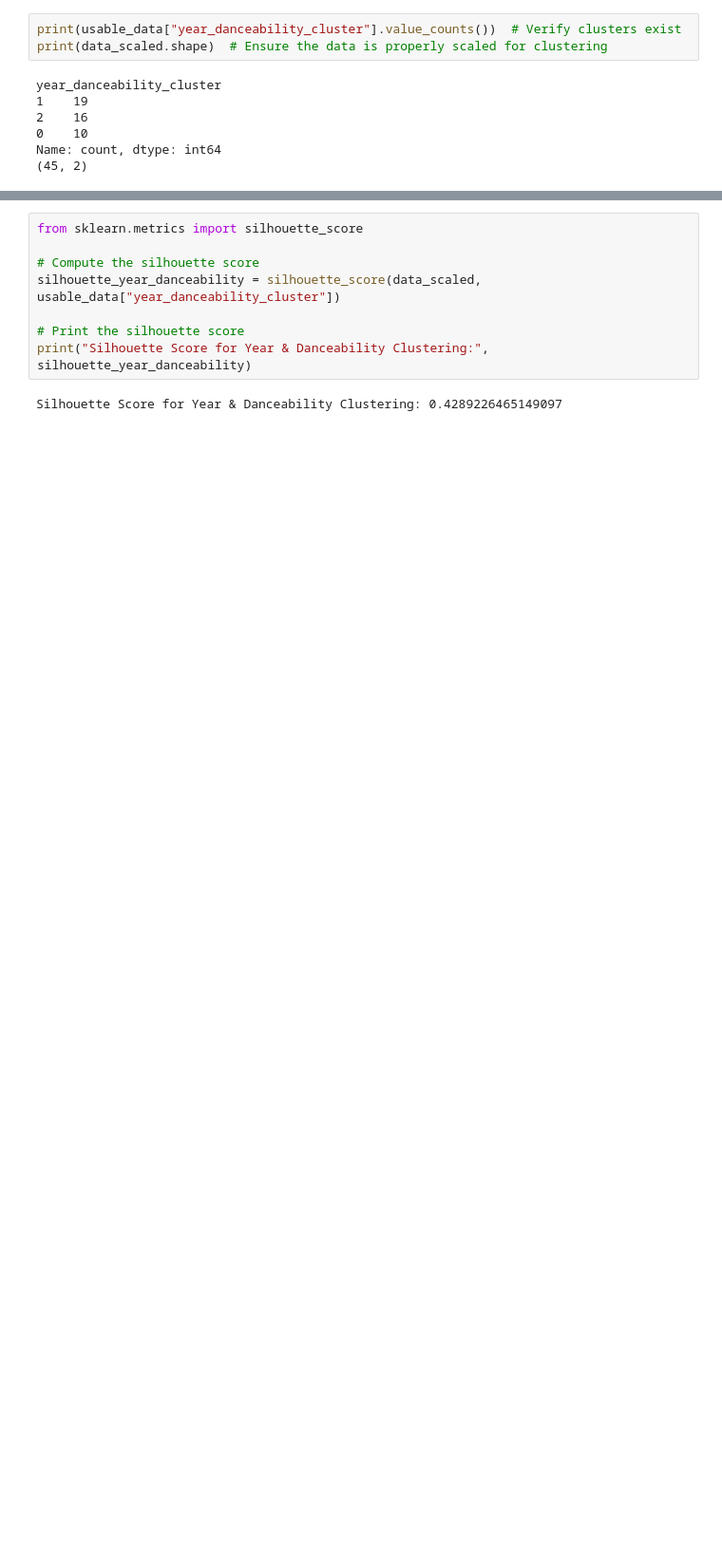
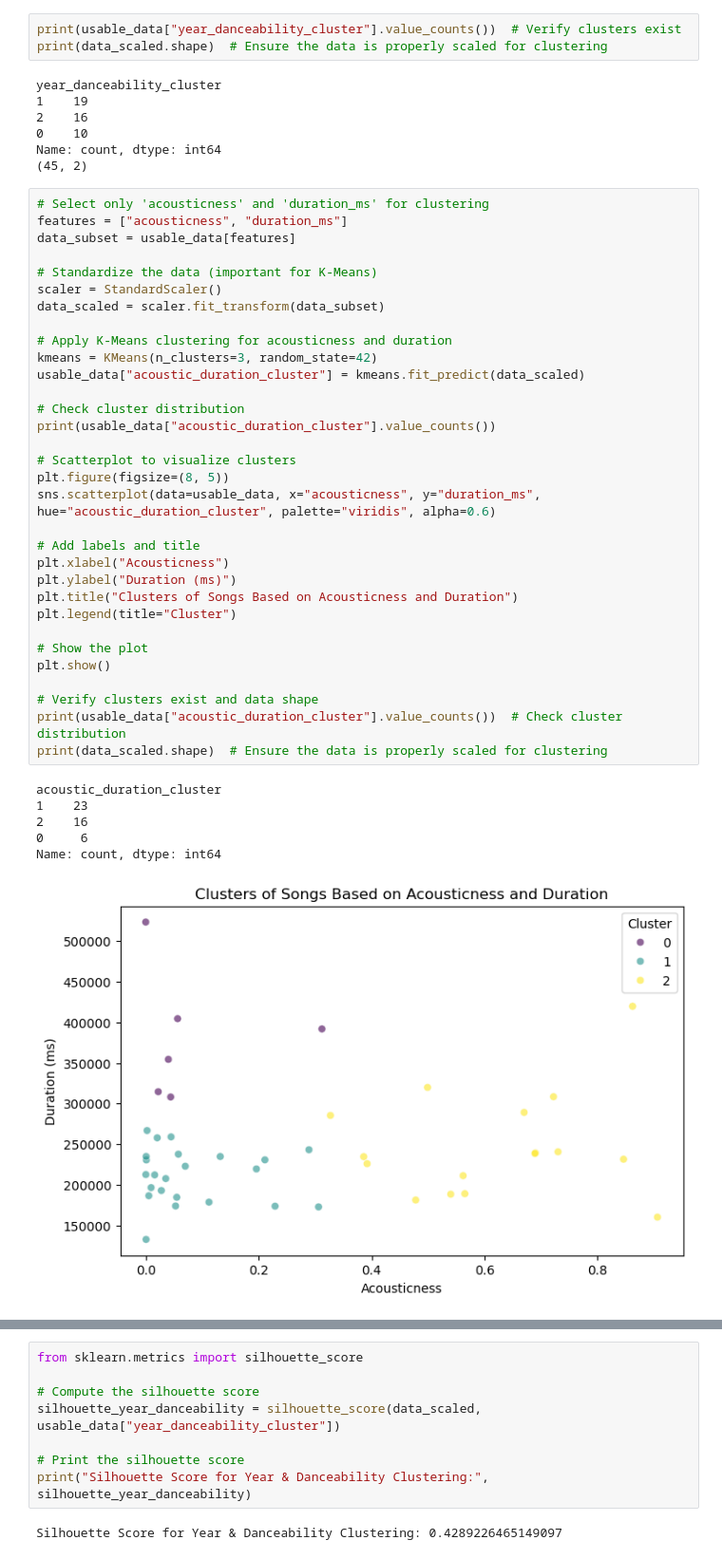
Before and after one commit to Bryce8/AI, a Jupyter notebook: Semester 2/RFP 4/my features.ipynb, the cells around one changed output, grey strips where cells are left out. Shown at 95% size. Drawn from its saved outputs; the diff is of its cells as text; blank space fills up the shorter version.

```diff
--- a/Semester 2/RFP 4/my features.ipynb
+++ b/Semester 2/RFP 4/my features.ipynb
@@ -297,3 +297,42 @@ year_danceability_cluster
 0    10
 Name: count, dtype: int64
 (45, 2)
+# %%
+# Select only 'acousticness' and 'duration_ms' for clustering
+features = ["acousticness", "duration_ms"]
+data_subset = usable_data[features]
+
+# Standardize the data (important for K-Means)
+scaler = StandardScaler()
+data_scaled = scaler.fit_transform(data_subset)
+
+# Apply K-Means clustering for acousticness and duration
+kmeans = KMeans(n_clusters=3, random_state=42)
+usable_data["acoustic_duration_cluster"] = kmeans.fit_predict(data_scaled)
+
+# Check cluster distribution
+print(usable_data["acoustic_duration_cluster"].value_counts())
+
+# Scatterplot to visualize clusters
+plt.figure(figsize=(8, 5))
+sns.scatterplot(data=usable_data, x="acousticness", y="duration_ms", hue="acoustic_duration_cluster", palette="viridis", alpha=0.6)
+
+# Add labels and title
+plt.xlabel("Acousticness")
+plt.ylabel("Duration (ms)")
+plt.title("Clusters of Songs Based on Acousticness and Duration")
+plt.legend(title="Cluster")
+
+# Show the plot
+plt.show()
+
+# Verify clusters exist and data shape
+print(usable_data["acoustic_duration_cluster"].value_counts())  # Check cluster distribution
+print(data_scaled.shape)  # Ensure the data is properly scaled for clustering
+# %% [output]
+acoustic_duration_cluster
+1    23
+2    16
+0     6
+Name: count, dtype: int64
+[figure, added]
```
Also changed, not shown: parts of 2 cells of this notebook.
